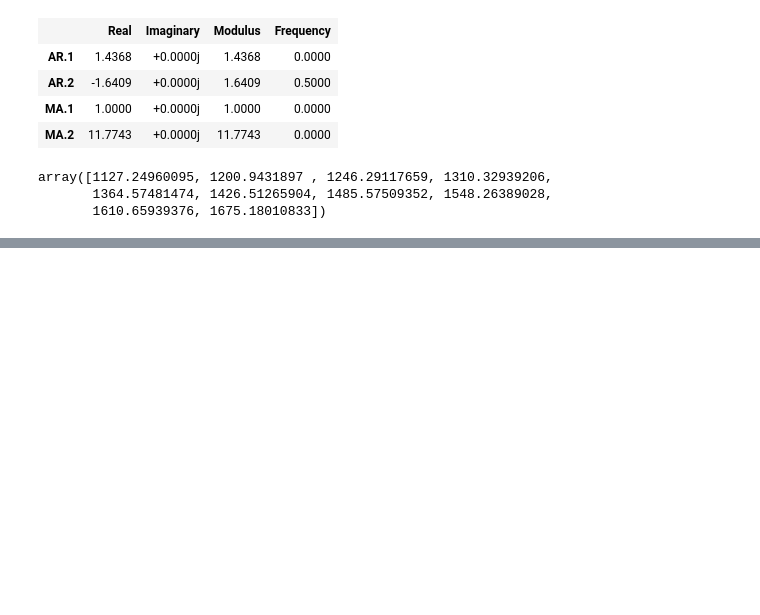
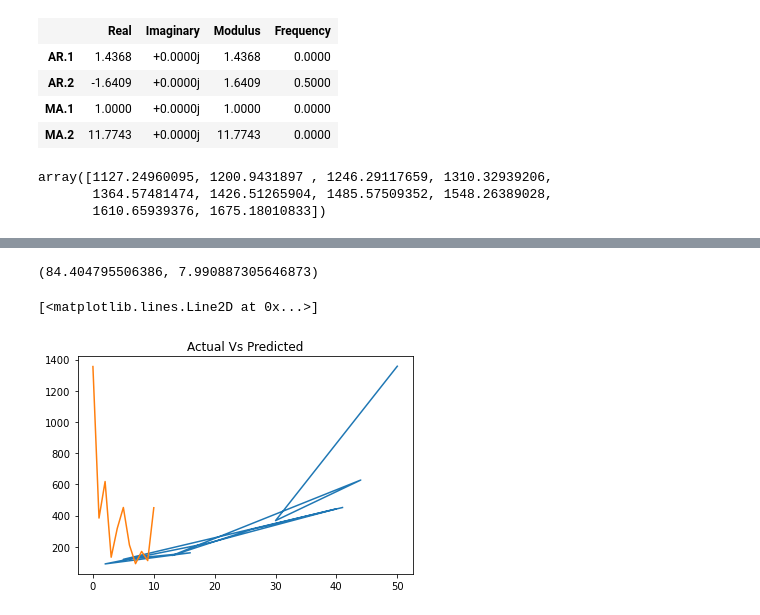
Before and after one commit to joshianirudh/DataAnalyticsProject, a Jupyter notebook: Forecasting.ipynb, the cells around one changed output, grey strips where cells are left out. Cells and saved outputs as stored; diff of their text form; code cells hidden in the pictures; blank space fills up the shorter version.

```diff
--- a/Forecasting.ipynb
+++ b/Forecasting.ipynb
@@ -262,5 +232,5 @@ Lasso
 # %%
-model = Lasso(alpha=1.0)
+model = Lasso(alpha=0.27)
 # %%
 model.fit(x_train,y_train)
 # %% [output]
@@ -268,2 +238,2 @@ Lasso()
 # %%
-pred = model.predict(x_test)
+pred2 = model.predict(x_test)
@@ -273,0 +260,11 @@ mean_squared_error(pred,y_test)
+# %%
+mean_squared_error(pred2,y_test),mean_absolute_error(pred2,y_test)
+# %% [output]
+(84.404795506386, 7.990887305646873)
+# %%
+plt.title("Actual Vs Predicted")
+plt.plot(y_test)
+plt.plot(pred2)
+# %% [output]
+[<matplotlib.lines.Line2D at 0x...>]
+[figure, added]
```
Also changed, not shown: parts of 37 cells of this notebook, 1 other file.
